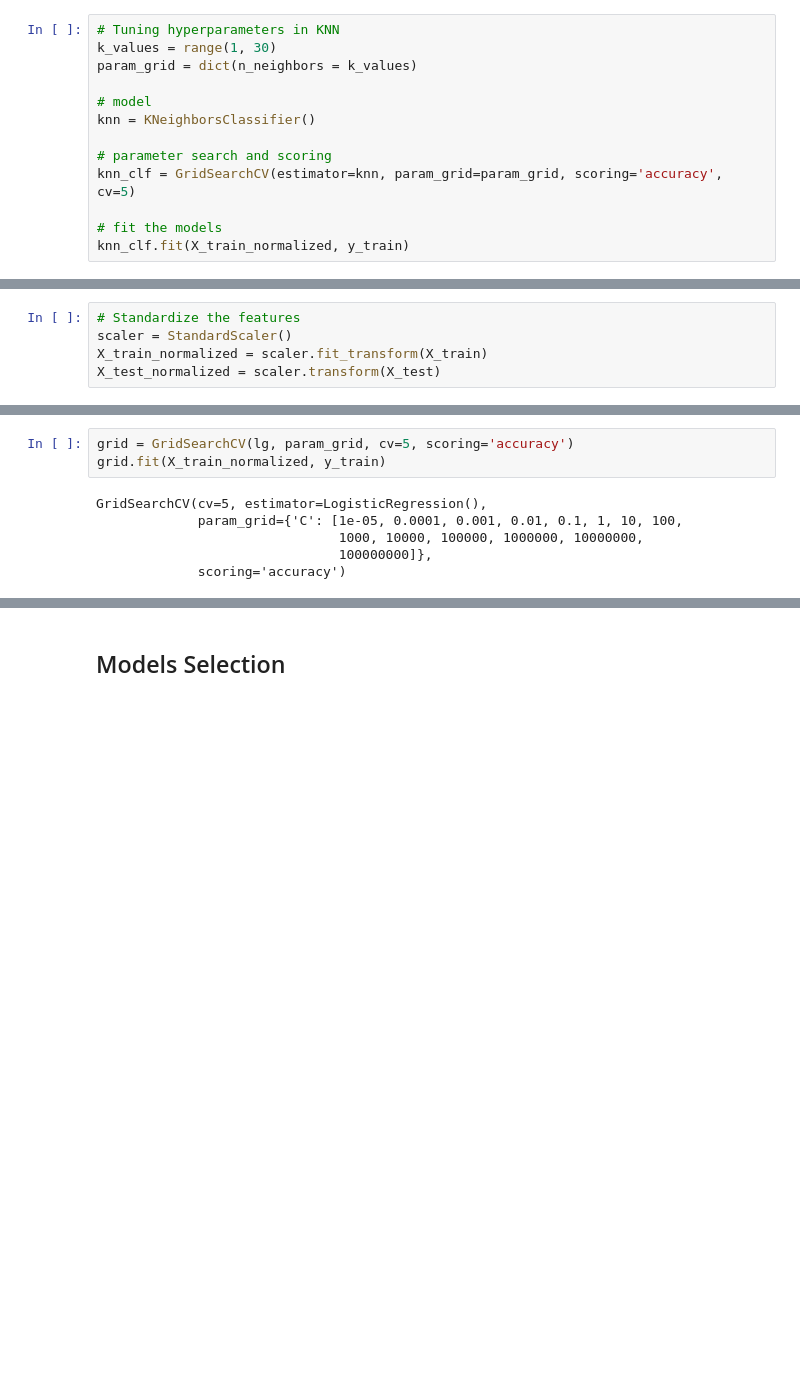
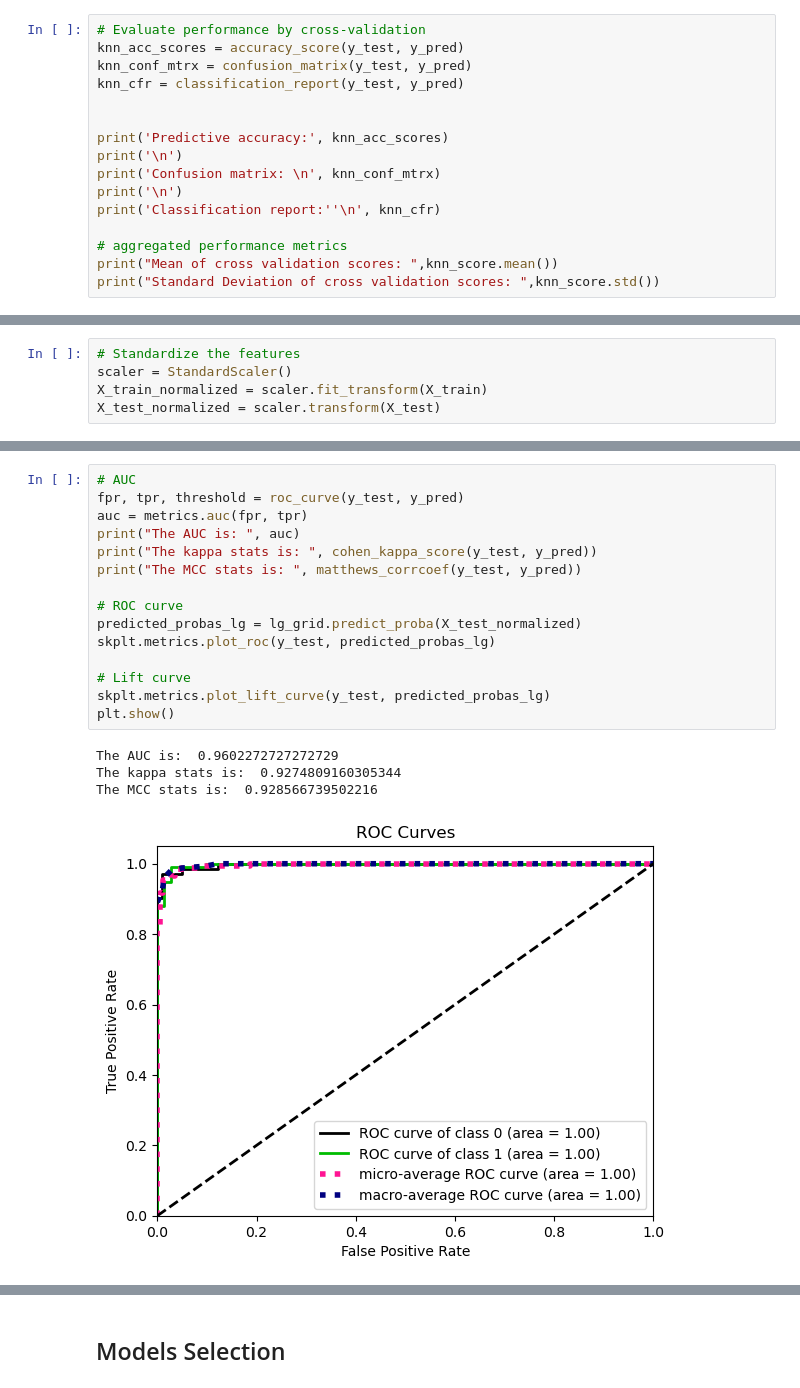
Before and after one commit to clairetsao/Breast-Cancer-Prediction, a Jupyter notebook: breast_cancer_prediction.ipynb, the cells around one changed output, grey strips where cells are left out. Drawn from its saved outputs; the diff is of its cells as text; blank space fills up the shorter version.

```diff
--- a/breast_cancer_prediction.ipynb
+++ b/breast_cancer_prediction.ipynb
@@ -184,14 +194,17 @@ Since the overall accuracy is high, we can not observe any **underfitting**.
 # %%
-# Tuning hyperparameters in KNN
-k_values = range(1, 30)
-param_grid = dict(n_neighbors = k_values)
+# Evaluate performance by cross-validation
+knn_acc_scores = accuracy_score(y_test, y_pred)
+knn_conf_mtrx = confusion_matrix(y_test, y_pred)
+knn_cfr = classification_report(y_test, y_pred)
 
-# model
-knn = KNeighborsClassifier()
 
-# parameter search and scoring
-knn_clf = GridSearchCV(estimator=knn, param_grid=param_grid, scoring='accuracy', cv=5)
+print('Predictive accuracy:', knn_acc_scores)
+print('\n')
+print('Confusion matrix: \n', knn_conf_mtrx)
+print('\n')
+print('Classification report:''\n', knn_cfr)
 
-# fit the models
-knn_clf.fit(X_train_normalized, y_train)
+# aggregated performance metrics
+print("Mean of cross validation scores: ",knn_score.mean())
+print("Standard Deviation of cross validation scores: ",knn_score.std())
 # %% [output]
@@ -293,9 +314,20 @@ lg = LogisticRegression()
 # %%
-grid = GridSearchCV(lg, param_grid, cv=5, scoring='accuracy')
-grid.fit(X_train_normalized, y_train)
+# AUC
+fpr, tpr, threshold = roc_curve(y_test, y_pred)
+auc = metrics.auc(fpr, tpr)
+print("The AUC is: ", auc)
+print("The kappa stats is: ", cohen_kappa_score(y_test, y_pred))
+print("The MCC stats is: ", matthews_corrcoef(y_test, y_pred))
+
+# ROC curve
+predicted_probas_lg = lg_grid.predict_proba(X_test_normalized)
+skplt.metrics.plot_roc(y_test, predicted_probas_lg)
+
+# Lift curve
+skplt.metrics.plot_lift_curve(y_test, predicted_probas_lg)
+plt.show()
 # %% [output]
-GridSearchCV(cv=5, estimator=LogisticRegression(),
-             param_grid={'C': [1e-05, 0.0001, 0.001, 0.01, 0.1, 1, 10, 100,
-                               1000, 10000, 100000, 1000000, 10000000,
-                               100000000]},
-             scoring='accuracy')
+The AUC is:  0.9602272727272729
+The kappa stats is:  0.9274809160305344
+The MCC stats is:  0.928566739502216
+[figure, added]
```
Also changed, not shown: parts of 25 cells of this notebook.
